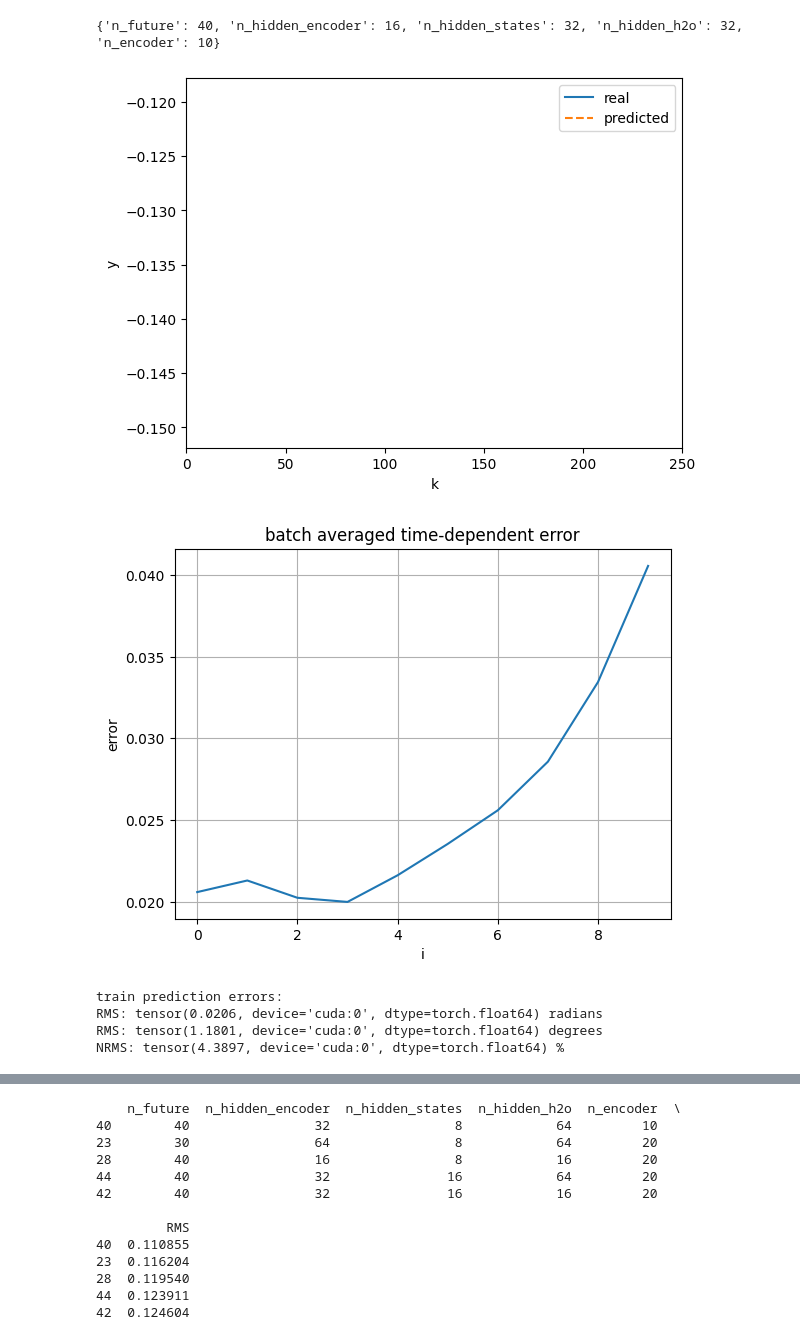
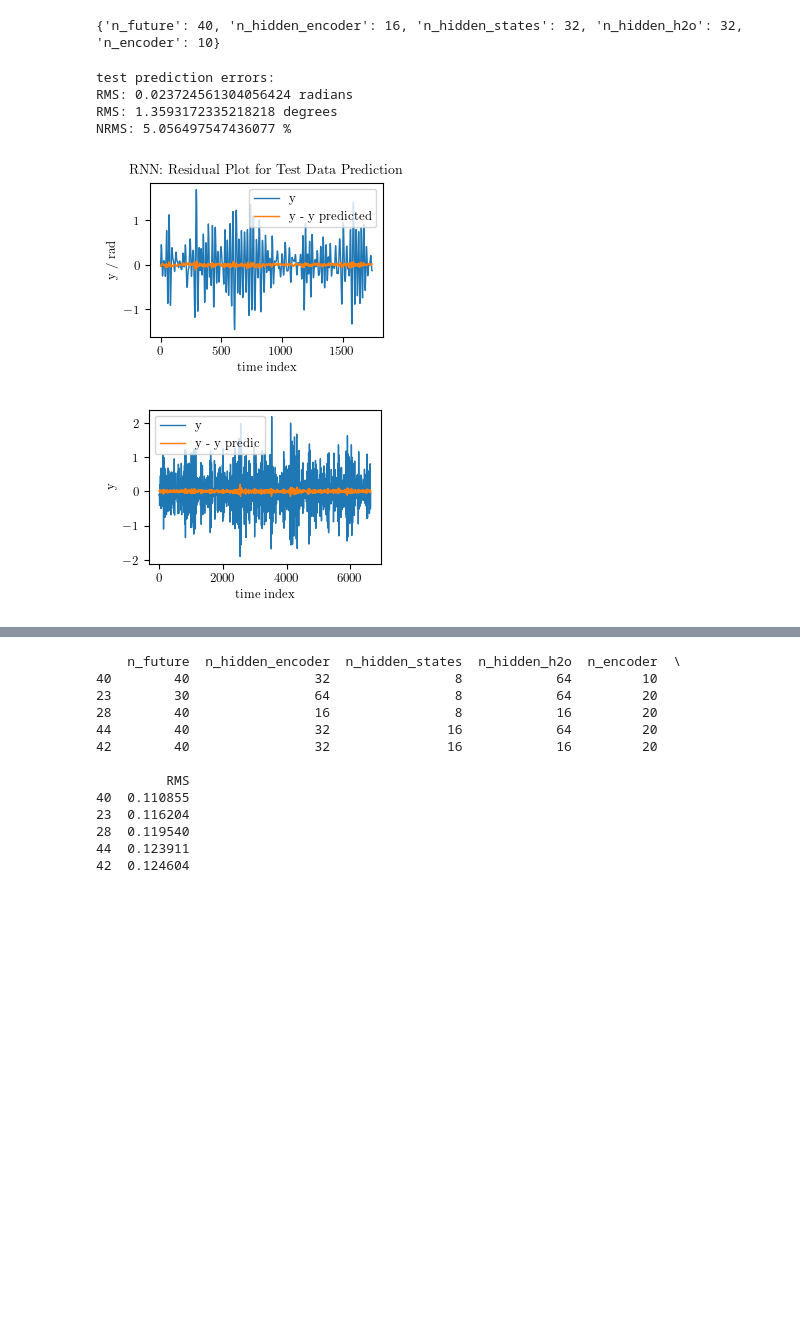
Before and after one commit to osilian/ml4sc-project, a Jupyter notebook: disc-benchmark-files/identification_RNN_clean.ipynb, the cells around one changed output, grey strips where cells are left out. Drawn from its saved outputs; the diff is of its cells as text; code cells hidden in the pictures; blank space fills up the shorter version.

```diff
--- a/disc-benchmark-files/identification_RNN_clean.ipynb
+++ b/disc-benchmark-files/identification_RNN_clean.ipynb
@@ -107,8 +88,7 @@ def make_OE_init_state_data(udata, ydata, nf=100, n_encode=20):
         Y.append(ydata[k-nf:k]) #f)
     return np.array(hist), np.array(U), np.array(Y)
 # %%
-#'n_future': 40, 'n_hidden_encoder': 16, 'n_hidden_states': 32, 'n_hidden_h2o': 32, 'n_encoder': 10
-nfuture = 10
+nfuture = 40
 n_encode = 10
 n_burn = 0
 
@@ -117,9 +97,8 @@ histtrain, Utrain, Ytrain = convert(make_OE_init_state_data(u_train, y_train, nf
 histval,   Uval,   Yval   = convert(make_OE_init_state_data(u_val,   y_val,   nf=len(u_val)-n_encode, n_encode=n_encode))
 
 
-#model = simple_lstm(n_hidden_states=10,n_encoder=n_encode)
 model = simple_encoder_RNN(n_hidden_encoder=32,n_hidden_states=8,n_hidden_h2o=64,n_encoder=n_encode)
-model = model.to(device=device) # Move the model to the GPU
+model = model.to(device=device) # Move the model to the GPU if available
 optimizer = torch.optim.Adam(model.parameters(),lr=1e-4)
 batch_size = 1028
 ids = np.arange(len(Utrain),dtype=int)
@@ -262,77 +238,64 @@ print(best_params)
 # %% [output]
 {'n_future': 40, 'n_hidden_encoder': 16, 'n_hidden_states': 32, 'n_hidden_h2o': 32, 'n_encoder': 10}
 # %%
+# save / load model previously trained
 save = False
 if save:
   torch.save(model.state_dict(),"RNN_40.pt")
 
-load = False
+load = True
 if load:
-    nfuture = 64
+    nfuture = 40
+    n_hidden_encoder = 32
     n_hidden_states = 8
     n_hidden_out = 64
-    n_encode = 20
-    model = simple_encoder_RNN(nfuture, n_hidden_states, n_hidden_out, n_encode)
+    n_encode = 10
+    model = simple_encoder_RNN(n_hidden_encoder, n_hidden_states, n_hidden_out, n_encode)
     model.to(device)
-    model.load_state_dict(torch.load("RNN_23.pt",map_location=torch.device(device)))
+    model.load_state_dict(torch.load("RNN_40.pt",map_location=torch.device(device)))
     histtrain, Utrain, Ytrain = convert(make_OE_init_state_data(u_train, y_train, nf=nfuture,            n_encode=n_encode))
     histval,   Uval,   Yval   = convert(make_OE_init_state_data(u_val,   y_val,   nf=len(u_val)-n_encode, n_encode=n_encode))
 # %%
-# predction val set
-histtrain, Utrain, Ytrain = convert(make_OE_init_state_data(u_train, y_train, nf=nfuture,            n_encode=n_encode))
+# predction residual plotting
+histtrain, Utrain, Ytrain = convert(make_OE_init_state_data(u_train, y_train, nf=nfuture, n_encode=n_encode))
 histval,   Uval,   Yval   = convert(make_OE_init_state_data(u_val,   y_val,   nf=1, n_encode=n_encode))
 with torch.no_grad():
-    plt.plot((Yval[0]*y_std + y_mean).cpu())
-    model.eval()
-    plt.plot((model(inputs=Uval,hist=histval)[0] * y_std + y_mean).cpu(),'--')
-    plt.xlabel('k')
-    plt.ylabel('y')
-    plt.xlim(0,250)
-    plt.legend(['real','predicted'])
-    plt.show()
-    model.eval()
-    plt.plot(y_std*np.mean(((Ytrain-model(inputs=Utrain,hist=histtrain))).cpu().numpy()**2,axis=0)**0.5) #average over the error in batch
-    plt.title('batch averaged time-dependent error')
-    plt.ylabel('error')
-    plt.xlabel('i')
-    plt.grid()
-    plt.show()
-
     model.eval()
     histtrain, Utrain, Ytrain = convert(make_OE_init_state_data(u_train, y_train, nf=nfuture,            n_encode=n_encode))
     histval,   Uval,   Yval   = convert(make_OE_init_state_data(u_val,   y_val,   nf=1, n_encode=n_encode))
-    histTrainEval, UTrainEval, YTrainEval = convert(make_OE_init_state_data(u_train, y_train, nf=1, n_encode=n_encode))
+    histTrainEval, UTrainEval, YTrainEval = convert(make_OE_init_state_data((u_data[-testStartIndex:]-u_mean)/u_std, (th_data[-testStartIndex:]-y_mean)/y_std, nf=1, n_encode=n_encode))
 
     Ytrain = YTrainEval * y_std + y_mean
     Ytrain_pred = model(inputs=UTrainEval,hist=histTrainEval) * y_std + y_mean
-    print('train prediction errors:')
-    print('RMS:', torch.mean((Ytrain_pred-Ytrain)**2)**0.5,'radians')
-    print('RMS:', torch.mean((Ytrain_pred-Ytrain)**2)**0.5/(2*np.pi)*360,'degrees')
-    print('NRMS:', torch.mean((Ytrain_pred-Ytrain)**2)**0.5/y_std*100,'%')
+    print('test prediction errors:')
+    print('RMS:', torch.mean((Ytrain_pred-Ytrain)**2).item()**0.5,'radians')
+    print('RMS:', torch.mean((Ytrain_pred-Ytrain)**2).item()**0.5/(2*np.pi)*360,'degrees')
+    print('NRMS:', torch.mean((Ytrain_pred-Ytrain)**2).item()**0.5/y_std*100,'%')
     res = Ytrain_pred - Ytrain #b)
-    plt.figure(figsize=(12,5)) #b)
+    plt.figure(figsize=(3,2)) #b)
     plt.plot(Ytrain.cpu()) #b)
     plt.plot(res.cpu()) #b)
-    plt.xlabel('time index'); plt.ylabel('y'); plt.legend(['y','y - y predic'])#b)
-    #plt.xlim(0,250)
+    plt.xlabel('time index'); plt.ylabel('y / rad'); plt.legend(['y','y - y predicted'])#b)
+    plt.title('RNN: Residual Plot for Test Data Prediction')
+    #plt.savefig("RNN_Test_Prediction_error.pdf",bbox_inches='tight')
     plt.show() #b)
 
     Yval = Yval * y_std + y_mean
     Yval_pred = model(inputs=Uval,hist=histval) * y_std + y_mean
     res = Yval_pred - Yval #b)
-    plt.figure(figsize=(12,5)) #b)
+    plt.figure(figsize=(3,2)) #b)
     plt.plot(Yval.cpu()) #b)
     plt.plot(res.cpu()) #b)
     plt.xlabel('time index'); plt.ylabel('y'); plt.legend(['y','y - y predic'])#b)
     plt.show() #b)
     print('validation prediction errors:')
-    print('RMS:', torch.mean((Yval_pred-Yval)**2)**0.5,'radians')
-    print('RMS:', torch.mean((Yval_pred-Yval)**2)**0.5/(2*np.pi)*360,'degrees')
-    print('NRMS:', torch.mean((Yval_pred-Yval)**2)**0.5/Yval.std()*100,'%')
+    print('RMS:', torch.mean((Yval_pred-Yval)**2).item()**0.5,'radians')
+    print('RMS:', torch.mean((Yval_pred-Yval)**2).item()**0.5/(2*np.pi)*360,'degrees')
+    print('NRMS:', torch.mean((Yval_pred-Yval)**2).item()**0.5/Yval.std().item()*100,'%')
 # %% [output]
+test prediction errors:
+RMS: 0.023724561304056424 radians
+RMS: 1.3593172335218218 degrees
+NRMS: 5.056497547436077 %
-[figure, old version]
+[figure, new version]
-[figure, old version]
+[figure, new version]
-train prediction errors:
-RMS: tensor(0.0206, device='cuda:0', dtype=torch.float64) radians
-RMS: tensor(1.1801, device='cuda:0', dtype=torch.float64) degrees
-NRMS: tensor(4.3897, device='cuda:0', dtype=torch.float64) %
```
Also changed, not shown: parts of 8 cells of this notebook, 6 other files.
